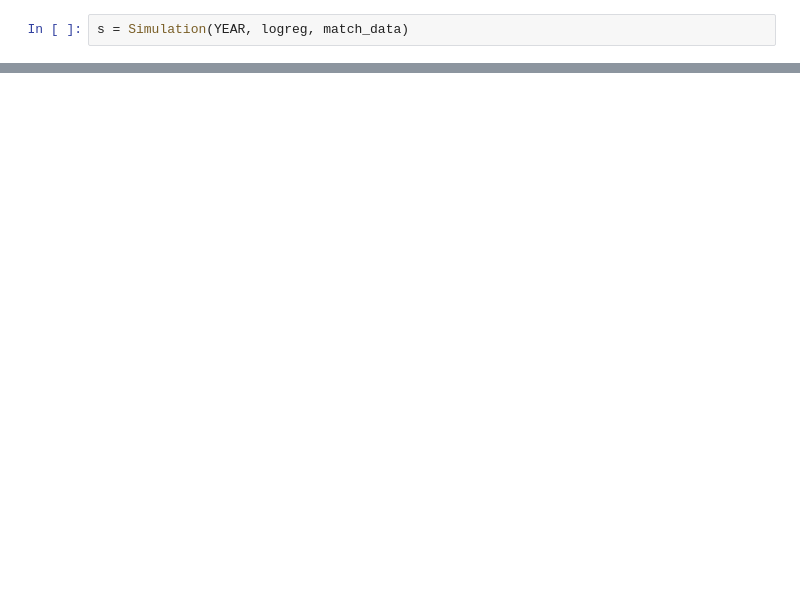
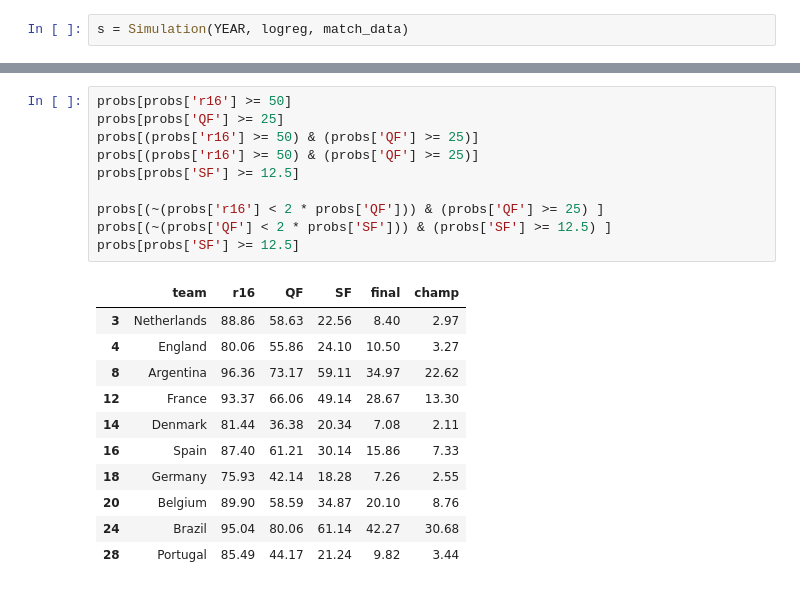
Before and after one commit to bonyejekwe/World_Cup_Simulator, a Jupyter notebook: WorldCup.ipynb, the cells around one changed output, grey strips where cells are left out. Cells and saved outputs as stored; diff of their text form; blank space fills up the shorter version.

```diff
--- a/WorldCup.ipynb
+++ b/WorldCup.ipynb
@@ -144,3 +125,25 @@ Denmark: 2.7%
+# %%
+probs[probs['r16'] >= 50]
+probs[probs['QF'] >= 25]
+probs[(probs['r16'] >= 50) & (probs['QF'] >= 25)]
+probs[(probs['r16'] >= 50) & (probs['QF'] >= 25)]
+probs[probs['SF'] >= 12.5]
+
+probs[(~(probs['r16'] < 2 * probs['QF'])) & (probs['QF'] >= 25) ]
+probs[(~(probs['QF'] < 2 * probs['SF'])) & (probs['SF'] >= 12.5) ]
+probs[probs['SF'] >= 12.5]
+# %% [output]
+|  | team | r16 | QF | SF | final | champ |
+| 3 | Netherlands | 88.86 | 58.63 | 22.56 | 8.40 | 2.97 |
+| 4 | England | 80.06 | 55.86 | 24.10 | 10.50 | 3.27 |
+| 8 | Argentina | 96.36 | 73.17 | 59.11 | 34.97 | 22.62 |
+| 12 | France | 93.37 | 66.06 | 49.14 | 28.67 | 13.30 |
+| 14 | Denmark | 81.44 | 36.38 | 20.34 | 7.08 | 2.11 |
+| 16 | Spain | 87.40 | 61.21 | 30.14 | 15.86 | 7.33 |
+| 18 | Germany | 75.93 | 42.14 | 18.28 | 7.26 | 2.55 |
+| 20 | Belgium | 89.90 | 58.59 | 34.87 | 20.10 | 8.76 |
+| 24 | Brazil | 95.04 | 80.06 | 61.14 | 42.27 | 30.68 |
+| 28 | Portugal | 85.49 | 44.17 | 21.24 | 9.82 | 3.44 |
 # %%
 def evaluate_groups(group, iterations):
     winners_dict = {}
```
Also changed, not shown: parts of 16 cells of this notebook, 7 other files.
